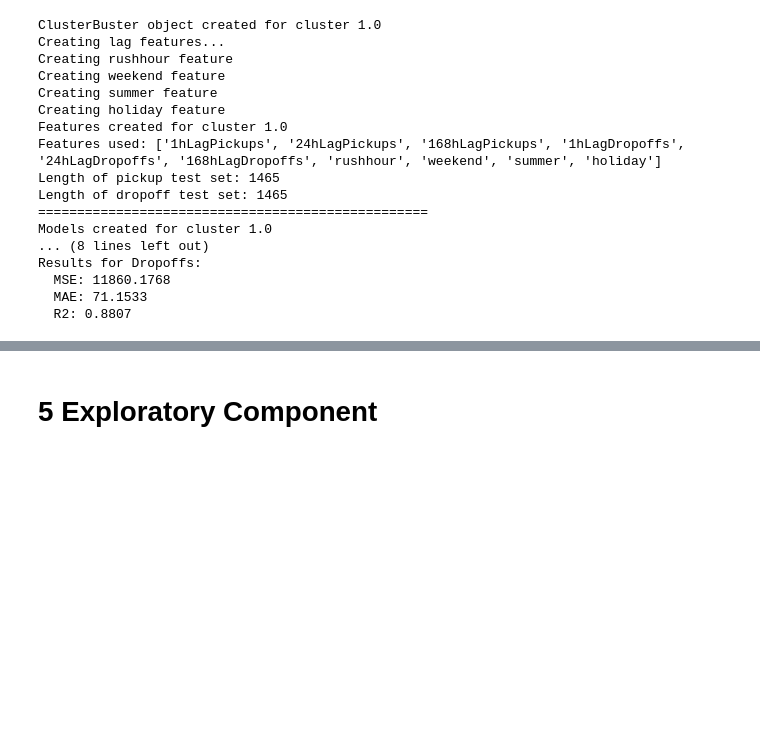
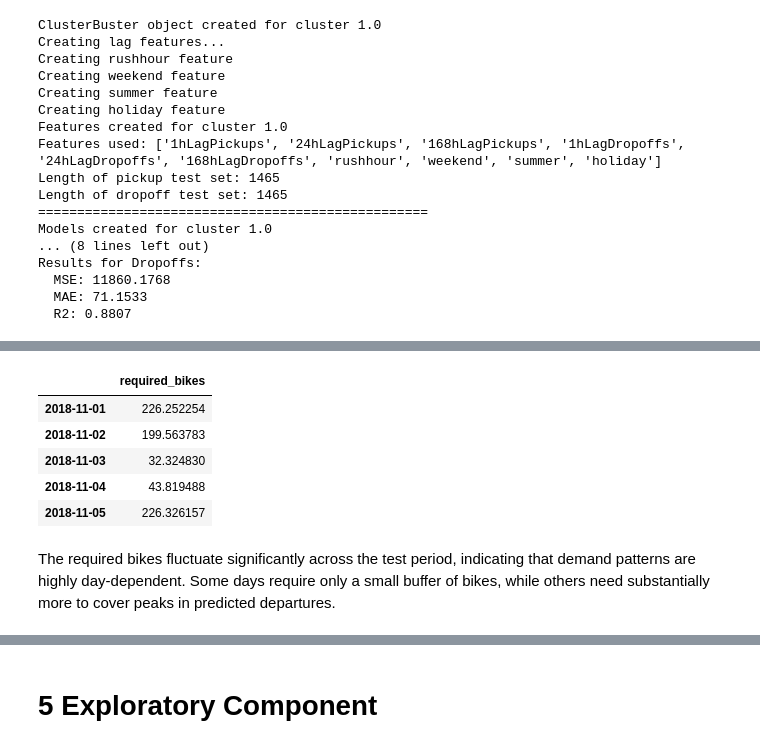
Before and after one commit to Cami967j/Introduction-to-business-analytics, a Jupyter notebook: assignment.ipynb, the cells around one changed output, grey strips where cells are left out. Cells and saved outputs as stored; diff of their text form; code cells hidden in the pictures; blank space fills up the shorter version.

Commit message:
Demand added

```diff
--- a/assignment.ipynb
+++ b/assignment.ipynb
@@ -44,7 +44,8 @@ np.random.seed(42)
 # Loading the dataset
 #data = pd.read_csv('Trips_2018.csv')
 #data = pd.read_csv('/Users/sofiehultengren/Desktop/Skrivebord – MacBook Pro tilhørende Sofie/Uni/Kandidat /3. semester/42577 Business analytics/Assignment/Trips_2018.csv')
-data = pd.read_csv('/Users/Ejer/Desktop/DTU/Kandidat/3. Semester/Business analytics/Project/Trips_2018.csv')
+#data = pd.read_csv('/Users/Ejer/Desktop/DTU/Kandidat/3. Semester/Business analytics/Project/Trips_2018.csv')
+data = pd.read_csv('/Users/camillasmithmuller/Desktop/UNI/42577 Introduction to business analytics/Project/Trips_2018.csv')
 observations = data.shape[0]
 attributes = data.shape[1]
 print(f"Size of the dataset: {data.shape}")
@@ -734,8 +751,7 @@ import holidays
 
 class ClusterBuster:
     """
-    ClusterBuster: A class for modeling hourly demand (pickups and dropoffs)
-    for a given cluster of bike stations.
+    ClusterBuster: A class for modeling hourly demand (pickups and dropoffs) for a given cluster of bike stations.
 
     This class performs:
         - Time preprocessing (hourly flooring)
@@ -1307,0 +1384,5 @@ fig.show()
+# %%
+cluster_buster = ClusterBuster(highest_vol_cluster, data_wo_outliers_1, print_info=False)
+cluster_buster.create_features(include=['rushhour', 'weekend', 'summer'])
+cluster_buster.create_model()
+cluster_buster.predict()
@@ -1307,0 +1409,41 @@ fig.show()
+# %%
+def compute_required_bikes_per_day(cluster_buster):
+    """
+    Uses the predictions from a ClusterBuster instance
+    to compute the required starting bikes for each day
+    in the test period (Nov–Dec) for that cluster.
+    """
+
+    # DataFrame with hourly predictions on the test period
+    df_pred = pd.DataFrame({
+        "pred_pickups":  cluster_buster.pred_pickups,
+        "pred_dropoffs": cluster_buster.pred_dropoffs
+    }, index=cluster_buster.pickups_test.index)
+
+    # Group by calendar day and compute bikes needed for each day
+    daily_required = (
+        df_pred
+        .groupby(df_pred.index.date)
+        .apply(required_bikes_for_day)
+        .to_frame(name="required_bikes")
+    )
+
+    # Optional: make the index a proper DateIndex
+    daily_required.index = pd.to_datetime(daily_required.index)
+
+    return df_pred, daily_required
+
+
+# ---- run it for your main cluster ----
+df_pred_cluster, required_bikes_cluster = compute_required_bikes_per_day(cluster_buster)
+
+required_bikes_cluster.head()
+# %% [output]
+|  | required_bikes |
+| 2018-11-01 | 226.252254 |
+| 2018-11-02 | 199.563783 |
+| 2018-11-03 | 32.324830 |
+| 2018-11-04 | 43.819488 |
+| 2018-11-05 | 226.326157 |
+# %% [markdown]
+The required bikes fluctuate significantly across the test period, indicating that demand patterns are highly day-dependent. Some days require only a small buffer of bikes, while others need substantially more to cover peaks in predicted departures.
```
Also changed, not shown: parts of 12 cells of this notebook, 1 other file.
